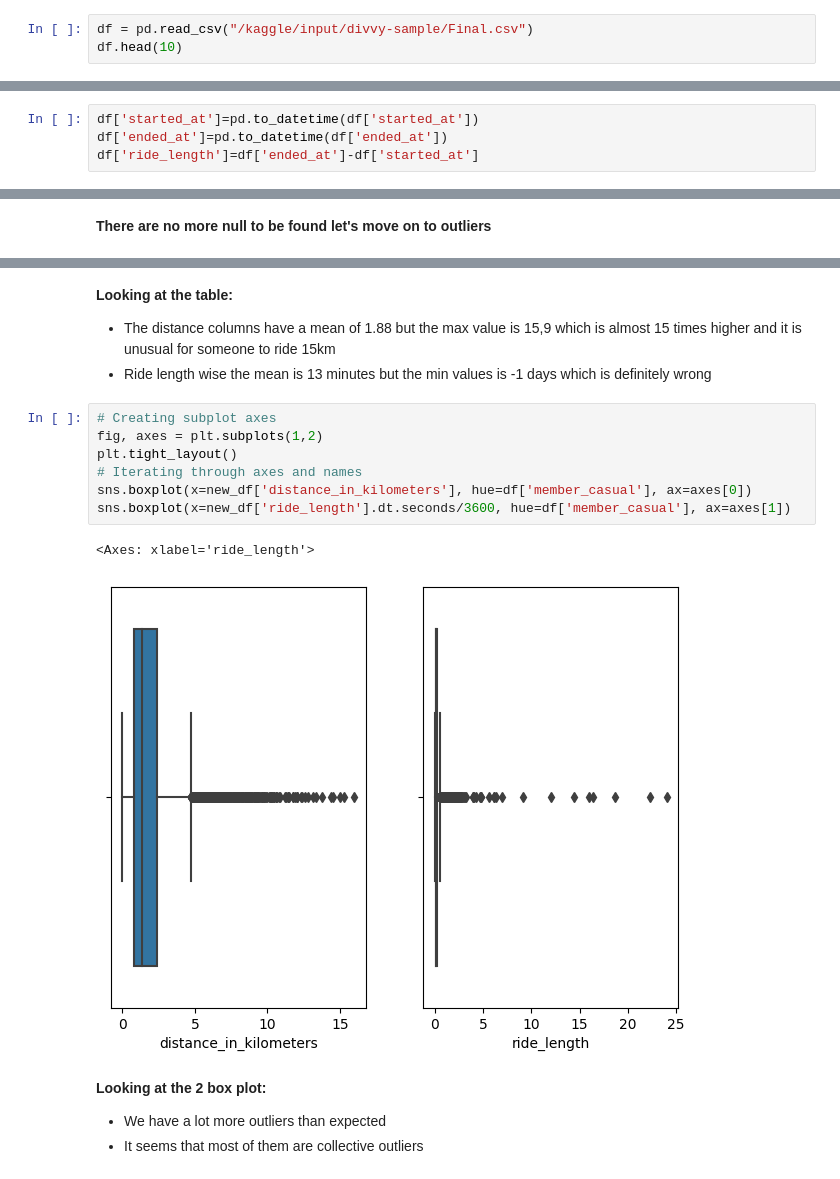
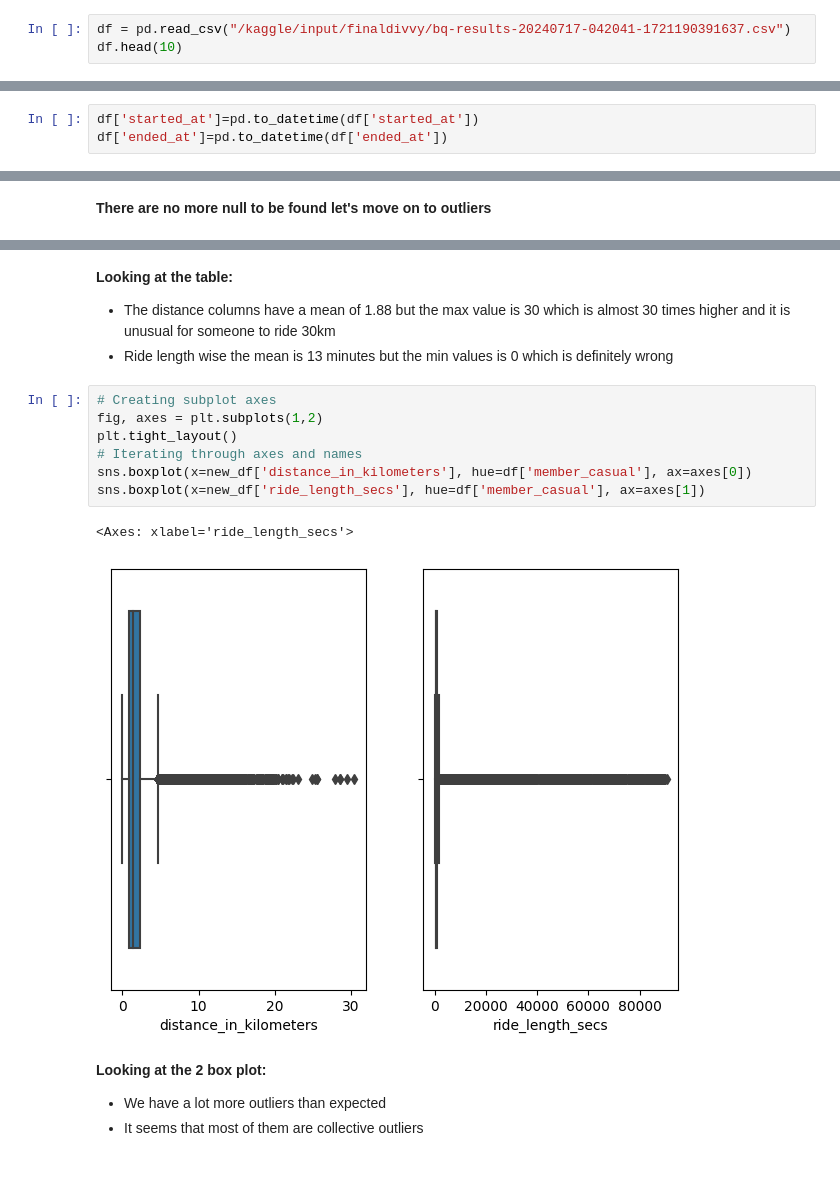
Before and after one commit to ndminh2003/Divvy_Bike_Case_Study_Analysis, a Jupyter notebook: divvy-casestudy.ipynb, the cells around one changed output, grey strips where cells are left out. Saved outputs shown, nothing was run; the diff lists cells and outputs as text.

```diff
--- a/divvy-casestudy.ipynb
+++ b/divvy-casestudy.ipynb
@@ -32,7 +32,7 @@ This dataset has been cleaned, transformed and sampled from GoogleBigQuery. In t
 # Understanding the data
 **Let's import the data**
 # %%
-df = pd.read_csv("/kaggle/input/divvy-sample/Final.csv")
+df = pd.read_csv("/kaggle/input/finaldivvy/bq-results-20240717-042041-1721190391637.csv")
 df.head(10)
 # %% [output]
 |  | ride_id | rideable_type | started_at | ended_at | start_station_name | start_station_id | end_station_name | ... |
@@ -81,7 +81,6 @@ memory usage: 1.3+ MB
 # %%
 df['started_at']=pd.to_datetime(df['started_at'])
 df['ended_at']=pd.to_datetime(df['ended_at'])
-df['ride_length']=df['ended_at']-df['started_at']
 # %%
 df.info()
 # %% [output]
@@ -371,17 +407,17 @@ new_df.describe()
 # %% [markdown]
 **Looking at the table:**
-* The distance columns have a mean of 1.88 but the max value is 15,9 which is almost 15 times higher and it is unusual for someone to ride 15km
-* Ride length wise the mean is 13 minutes but the min values is -1 days which is definitely wrong
+* The distance columns have a mean of 1.88 but the max value is 30 which is almost 30 times higher and it is unusual for someone to ride 30km
+* Ride length wise the mean is 13 minutes but the min values is 0 which is definitely wrong
 # %%
 # Creating subplot axes
 fig, axes = plt.subplots(1,2)
 plt.tight_layout()
 # Iterating through axes and names
 sns.boxplot(x=new_df['distance_in_kilometers'], hue=df['member_casual'], ax=axes[0])
-sns.boxplot(x=new_df['ride_length'].dt.seconds/3600, hue=df['member_casual'], ax=axes[1])
+sns.boxplot(x=new_df['ride_length_secs'], hue=df['member_casual'], ax=axes[1])
 # %% [output]
-<Axes: xlabel='ride_length'>
+<Axes: xlabel='ride_length_secs'>
-[figure, old version]
+[figure, new version]
 # %% [markdown]
 **Looking at the 2 box plot:**
 * We have a lot more outliers than expected
```
Also changed, not shown: parts of 36 cells of this notebook.
